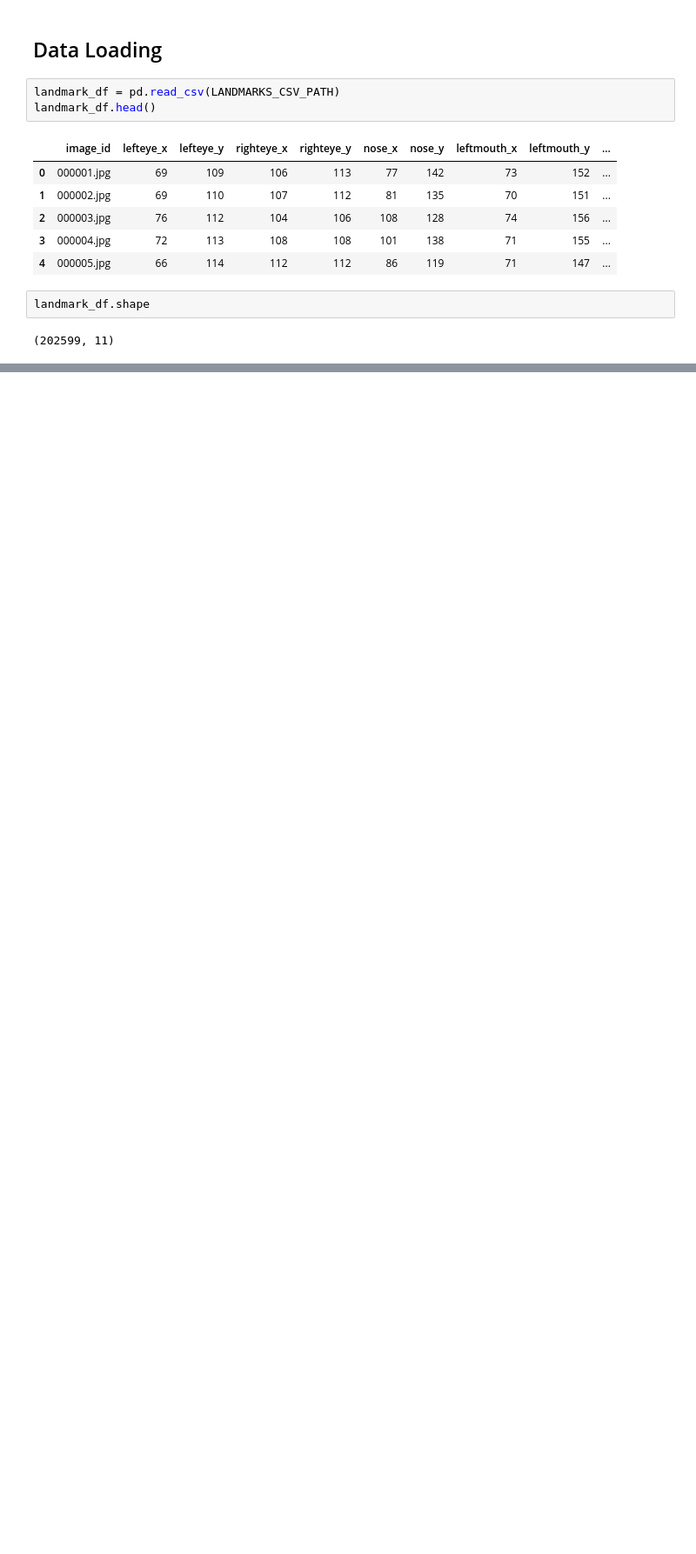
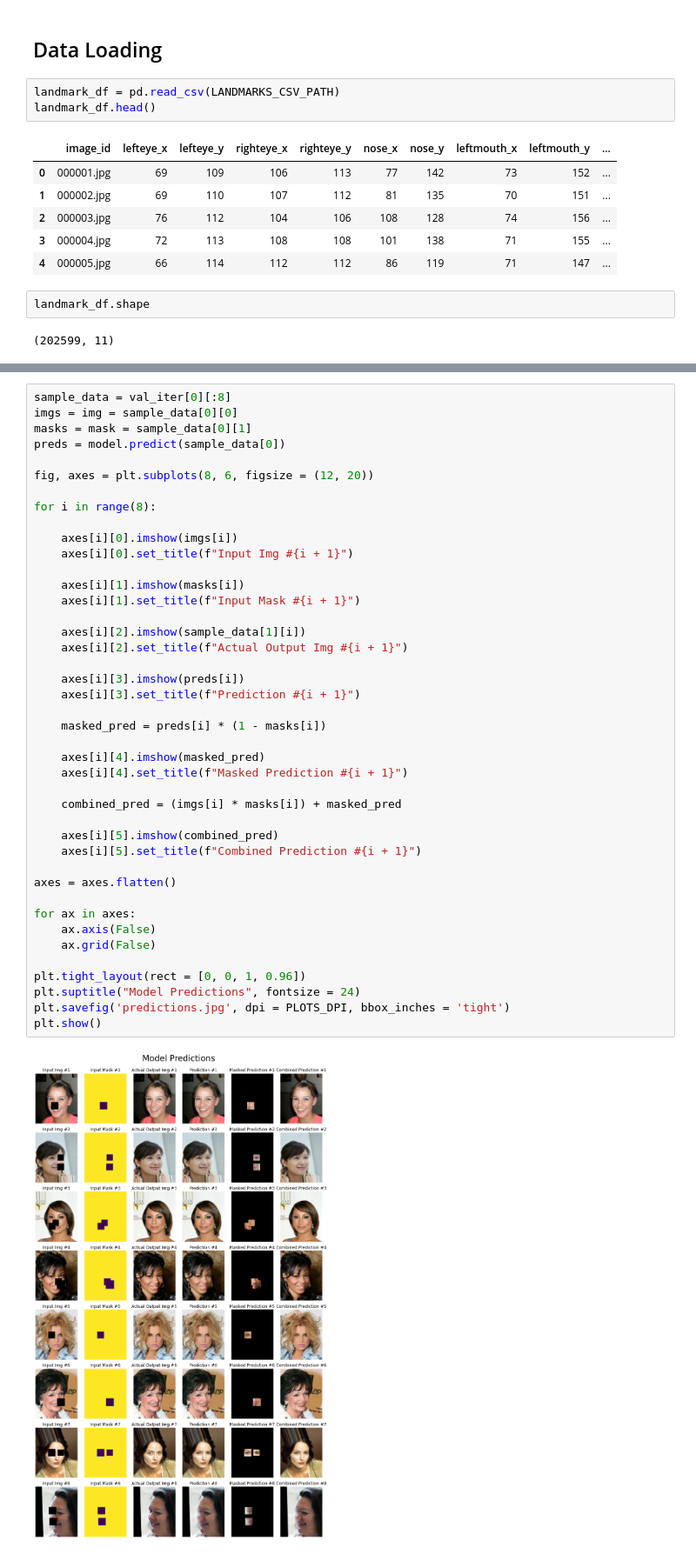
Before and after one commit to mayur7garg/KaggleCelebFaces, a Jupyter notebook: Face Completion/CelebFaces_Face_Completion.ipynb, the cells around one changed output, grey strips where cells are left out. Shown at 87% size. Cells and saved outputs as stored; diff of their text form; blank space fills up the shorter version.

```diff
--- a/Face Completion/CelebFaces_Face_Completion.ipynb
+++ b/Face Completion/CelebFaces_Face_Completion.ipynb
@@ -96,0 +238,44 @@ plt.show()
+# %%
+sample_data = val_iter[0][:8]
+imgs = img = sample_data[0][0]
+masks = mask = sample_data[0][1]
+preds = model.predict(sample_data[0])
+
+fig, axes = plt.subplots(8, 6, figsize = (12, 20))
+
+for i in range(8):
+
+    axes[i][0].imshow(imgs[i])
+    axes[i][0].set_title(f"Input Img #{i + 1}")
+
+    axes[i][1].imshow(masks[i])
+    axes[i][1].set_title(f"Input Mask #{i + 1}")
+
+    axes[i][2].imshow(sample_data[1][i])
+    axes[i][2].set_title(f"Actual Output Img #{i + 1}")
+
+    axes[i][3].imshow(preds[i])
+    axes[i][3].set_title(f"Prediction #{i + 1}")
+
+    masked_pred = preds[i] * (1 - masks[i])
+
+    axes[i][4].imshow(masked_pred)
+    axes[i][4].set_title(f"Masked Prediction #{i + 1}")
+
+    combined_pred = (imgs[i] * masks[i]) + masked_pred
+
+    axes[i][5].imshow(combined_pred)
+    axes[i][5].set_title(f"Combined Prediction #{i + 1}")
+
+axes = axes.flatten()
+
+for ax in axes:
+    ax.axis(False)
+    ax.grid(False)
+
+plt.tight_layout(rect = [0, 0, 1, 0.96])
+plt.suptitle("Model Predictions", fontsize = 24)
+plt.savefig('predictions.jpg', dpi = PLOTS_DPI, bbox_inches = 'tight')
+plt.show()
+# %% [output]
+[figure, added]
```
Also changed, not shown: parts of 19 cells of this notebook, 7 other files.
